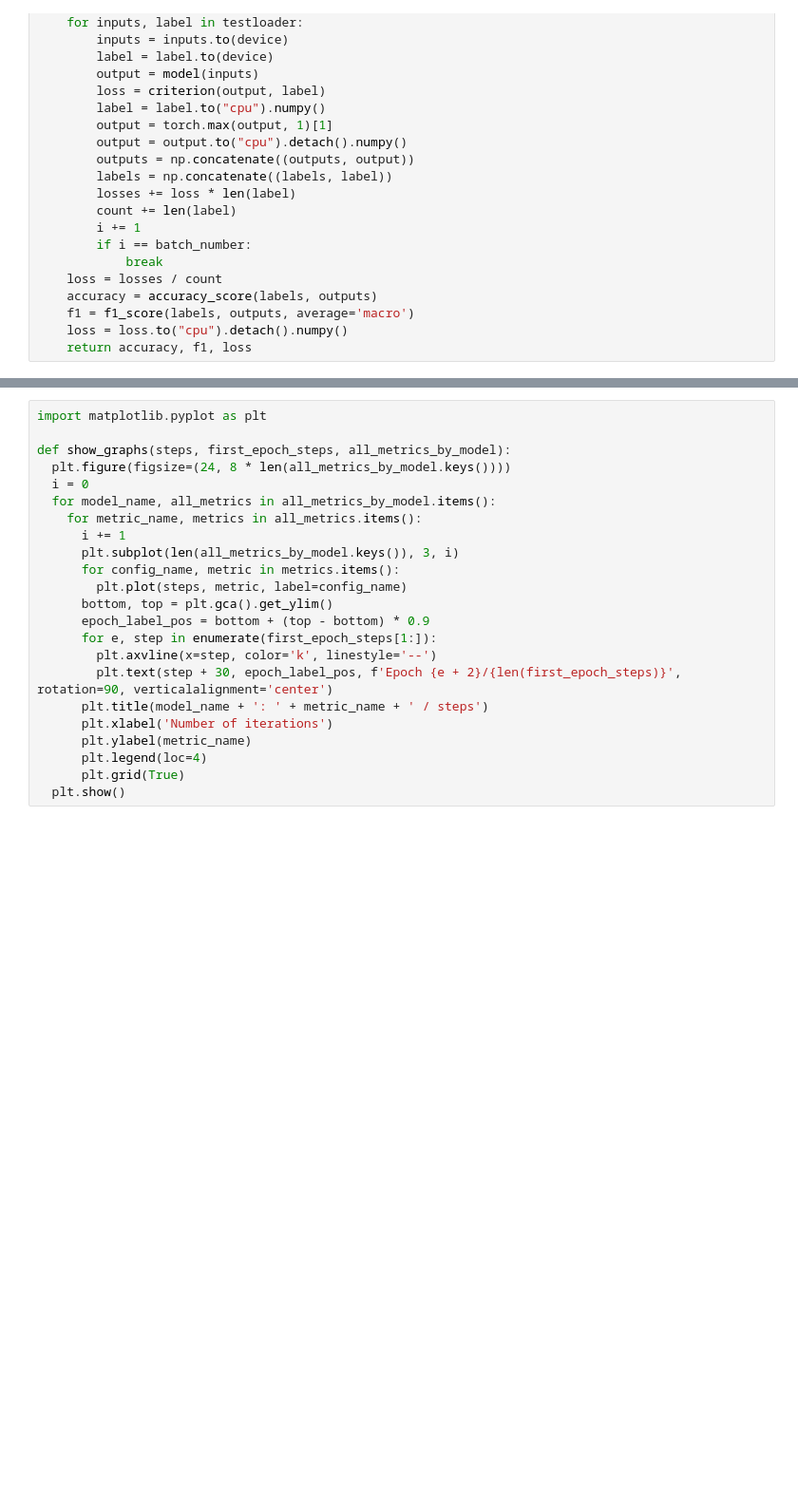
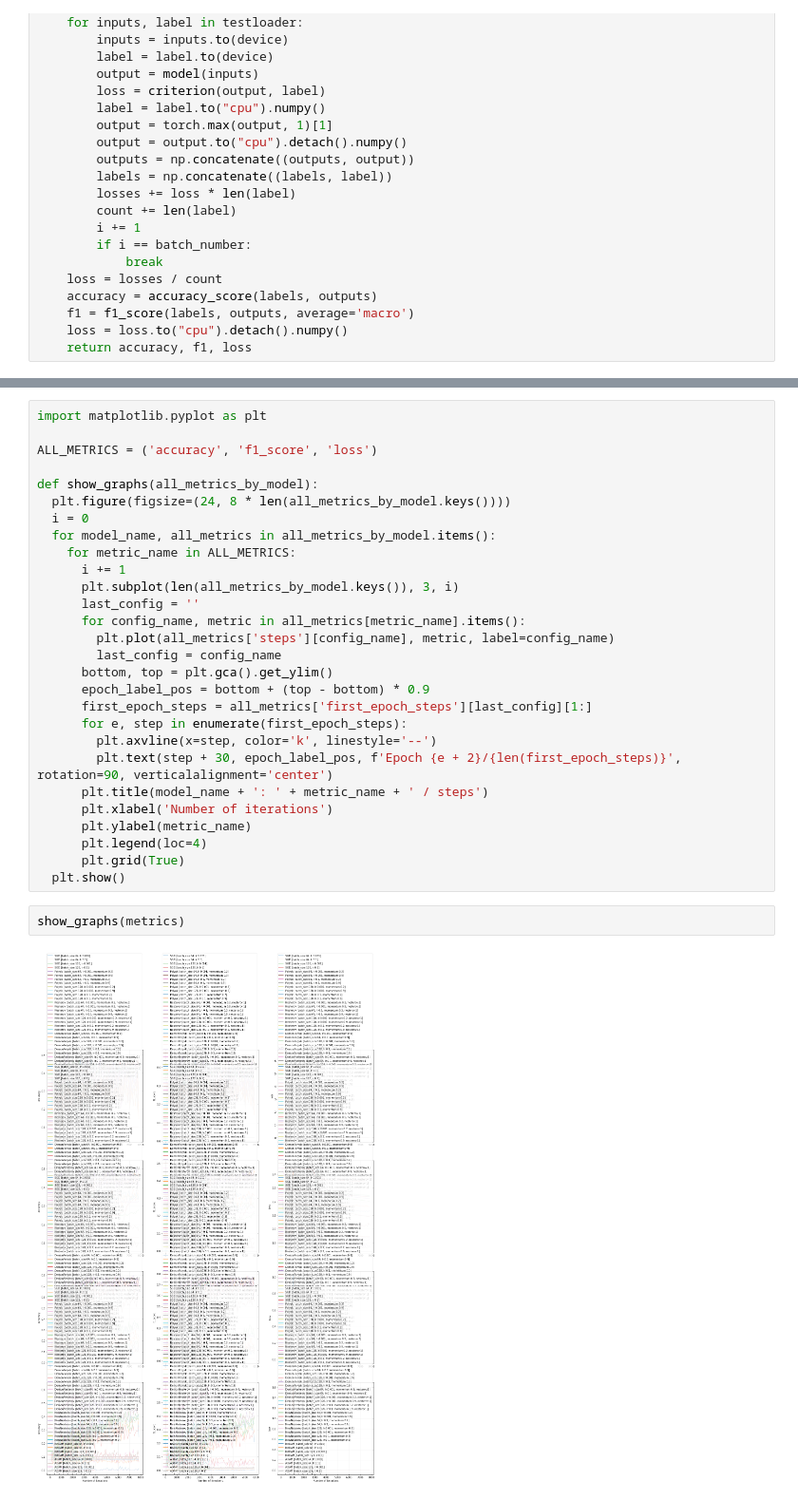
Before and after one commit to BigRedEye/co-project, a Jupyter notebook: run.ipynb, the cells around one changed output, grey strips where cells are left out. Shown at 95% size. Drawn from its saved outputs; the diff is of its cells as text; blank space fills up the shorter version.

```diff
--- a/run.ipynb
+++ b/run.ipynb
@@ -595,18 +714,23 @@ def run_expirement(Model, Loss_fn, Optimizer, options, params):
 # %%
 import matplotlib.pyplot as plt
 
-def show_graphs(steps, first_epoch_steps, all_metrics_by_model):
+ALL_METRICS = ('accuracy', 'f1_score', 'loss')
+
+def show_graphs(all_metrics_by_model):
   plt.figure(figsize=(24, 8 * len(all_metrics_by_model.keys())))
   i = 0
   for model_name, all_metrics in all_metrics_by_model.items():
-    for metric_name, metrics in all_metrics.items():
+    for metric_name in ALL_METRICS:
       i += 1
       plt.subplot(len(all_metrics_by_model.keys()), 3, i)
-      for config_name, metric in metrics.items():
-        plt.plot(steps, metric, label=config_name)
+      last_config = ''
+      for config_name, metric in all_metrics[metric_name].items():
+        plt.plot(all_metrics['steps'][config_name], metric, label=config_name)
+        last_config = config_name
       bottom, top = plt.gca().get_ylim()
       epoch_label_pos = bottom + (top - bottom) * 0.9
-      for e, step in enumerate(first_epoch_steps[1:]):
+      first_epoch_steps = all_metrics['first_epoch_steps'][last_config][1:]
+      for e, step in enumerate(first_epoch_steps):
         plt.axvline(x=step, color='k', linestyle='--')
         plt.text(step + 30, epoch_label_pos, f'Epoch {e + 2}/{len(first_epoch_steps)}', rotation=90, verticalalignment='center')
       plt.title(model_name + ': ' + metric_name + ' / steps')
@@ -615,4 +739,8 @@ def show_graphs(steps, first_epoch_steps, all_metrics_by_model):
       plt.legend(loc=4)
       plt.grid(True)
   plt.show()
+# %%
+show_graphs(metrics)
+# %% [output]
+[figure, added]
 # %%
```
Also changed, not shown: parts of 8 cells of this notebook.
